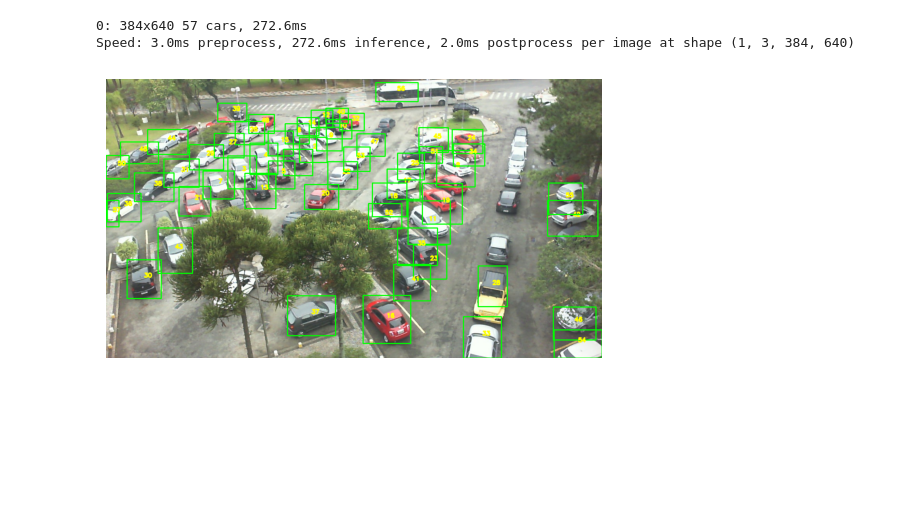
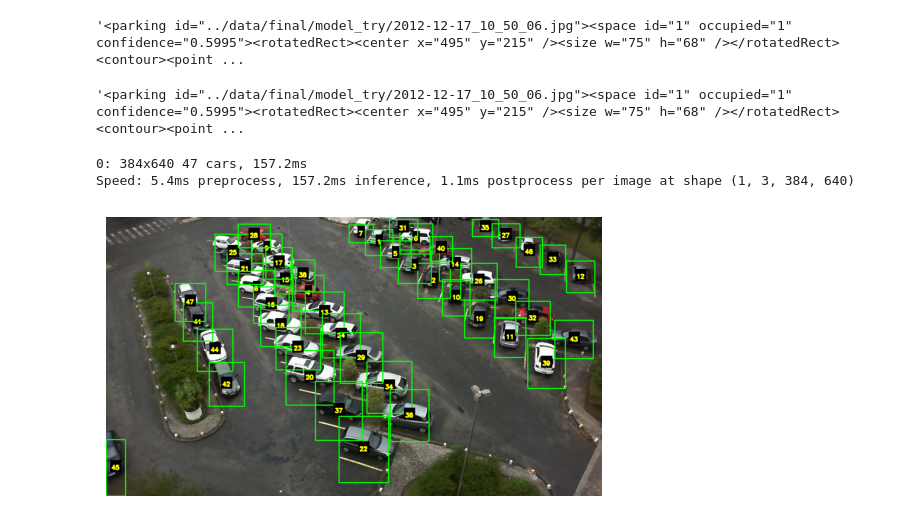
Before and after one commit to maxivmn/pklot, a Jupyter notebook: notebooks/data_extraction_from_model.ipynb, the cells around one changed output. Saved outputs shown, nothing was run; the diff lists cells and outputs as text; code cells hidden in the pictures; blank space fills up the shorter version.

```diff
--- a/notebooks/data_extraction_from_model.ipynb
+++ b/notebooks/data_extraction_from_model.ipynb
@@ -225,3 +255,11 @@ def remove_spaces_by_ids(xml_original, ids_to_remove):
+# %%
+original_xml
+# %% [output]
+'<parking id="../data/final/model_try/2012-12-17_10_50_06.jpg"><space id="1" occupied="1" confidence="0.5995"><rotatedRect><center x="495" y="215" /><size w="75" h="68" /></rotatedRect><contour><point ...
+# %%
+updated_xml
+# %% [output]
+'<parking id="../data/final/model_try/2012-12-17_10_50_06.jpg"><space id="1" occupied="1" confidence="0.5995"><rotatedRect><center x="495" y="215" /><size w="75" h="68" /></rotatedRect><contour><point ...
 # %%
 def crop_images1(image_path, updated_xml_string):
     # Bild laden
@@ -361,14 +399,14 @@ def visualize_results(image_path, updated_xml, model_path):
     plt.axis('off')
     plt.show()
 # %%
-image_path = '../data/final/model_try/2012-12-17_10_50_06.jpg'
+image_path = '../data/final/full_parking_lots/2013-03-15_08_30_02.jpg'
 
 prediction = predict(image_path)
 original_xml = export_prediction_xml(prediction, image_path)
 
 show_images_with_boxes(image_path, original_xml)
 # %% [output]
-0: 384x640 57 cars, 272.6ms
-Speed: 3.0ms preprocess, 272.6ms inference, 2.0ms postprocess per image at shape (1, 3, 384, 640)
+0: 384x640 47 cars, 157.2ms
+Speed: 5.4ms preprocess, 157.2ms inference, 1.1ms postprocess per image at shape (1, 3, 384, 640)
-[figure, old version]
+[figure, new version]
 # %%
```
Also changed, not shown: parts of 8 cells of this notebook.
